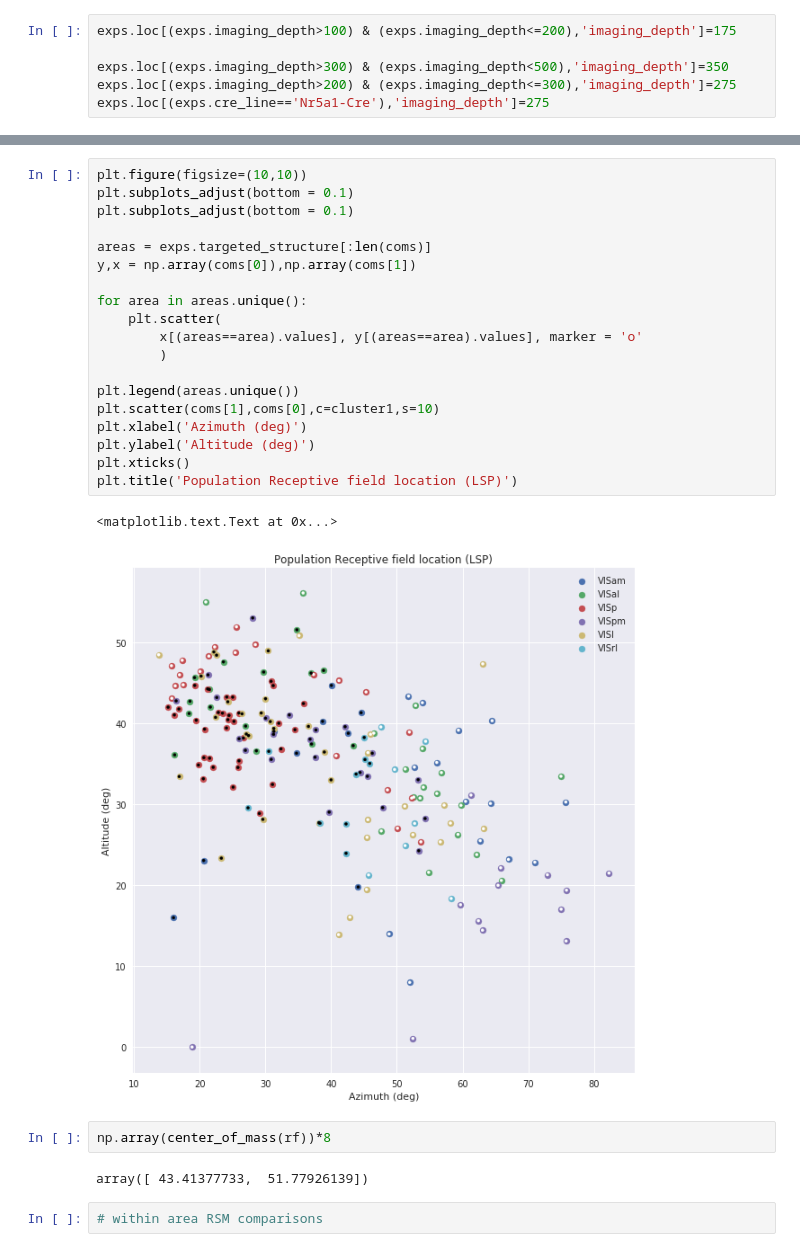
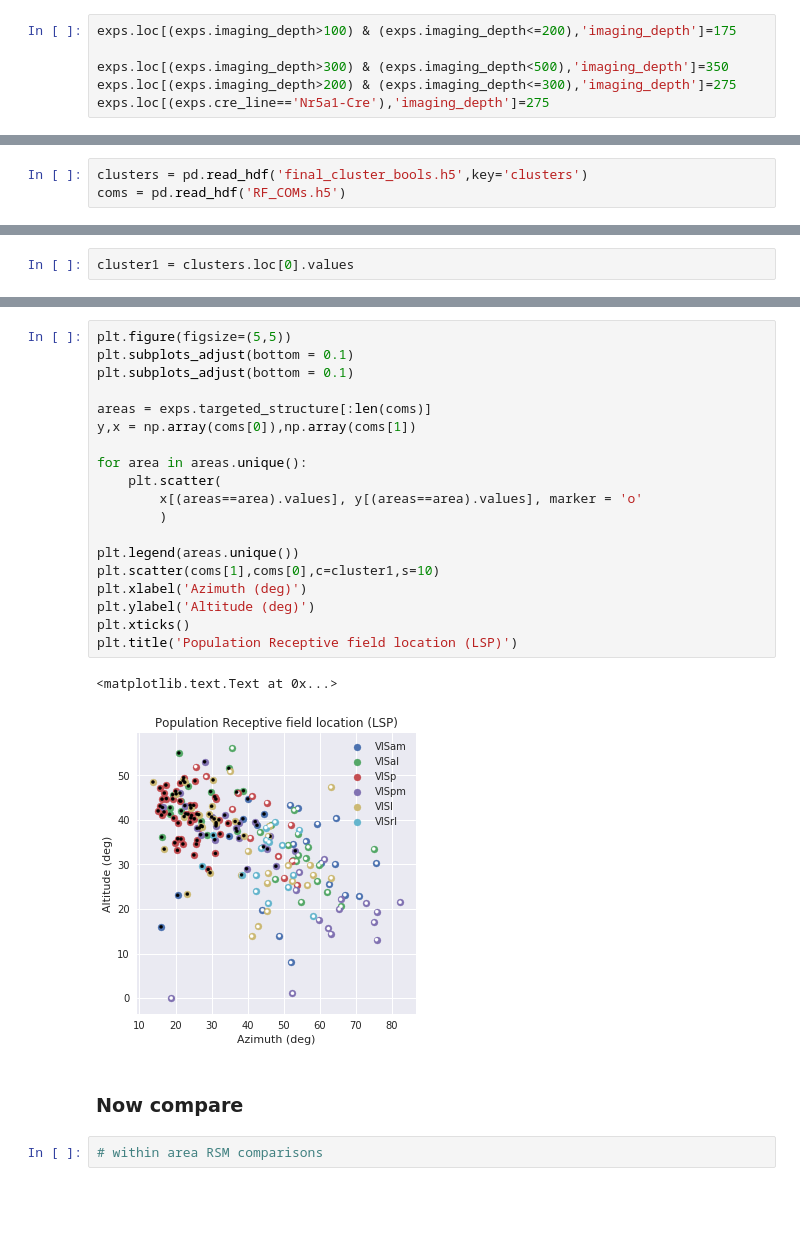
Before and after one commit to AllenInstitute/swdb_2017_tools, a Jupyter notebook: projects/mouseRSA/get_rsa_2Dembeddings_plot.ipynb, the cells around one changed output, grey strips where cells are left out. Cells and saved outputs as stored; diff of their text form; blank space fills up the shorter version.

```diff
--- a/projects/mouseRSA/get_rsa_2Dembeddings_plot.ipynb
+++ b/projects/mouseRSA/get_rsa_2Dembeddings_plot.ipynb
@@ -60 +49,4 @@ def get_rfs(exps):
+# %%
+clusters = pd.read_hdf('final_cluster_bools.h5',key='clusters')
+coms = pd.read_hdf('RF_COMs.h5')
 # %%
@@ -135 +54,3 @@ cluster3 = get_valid_cluster(rfs,exps_wrunning, np.array([27,57]))
+# %%
+cluster1 = clusters.loc[0].values
 # %%
@@ -152,29 +61,27 @@ map directly to c-types [inferred_type->mixed,key->block0_values] [items->[0]]
 # %%
-plt.figure(figsize=(10,10))
+plt.figure(figsize=(5,5))
 plt.subplots_adjust(bottom = 0.1)
 plt.subplots_adjust(bottom = 0.1)
 
 areas = exps.targeted_structure[:len(coms)]
 y,x = np.array(coms[0]),np.array(coms[1])
 
 for area in areas.unique():
     plt.scatter(
         x[(areas==area).values], y[(areas==area).values], marker = 'o'
         )
 
 plt.legend(areas.unique())
 plt.scatter(coms[1],coms[0],c=cluster1,s=10)
 plt.xlabel('Azimuth (deg)')
 plt.ylabel('Altitude (deg)')
 plt.xticks()
 plt.title('Population Receptive field location (LSP)')
 # %% [output]
 <matplotlib.text.Text at 0x...>
-[figure, old version]
+[figure, new version]
-# %%
-np.array(center_of_mass(rf))*8
-# %% [output]
-array([ 43.41377733,  51.77926139])
+# %% [markdown]
+### Now compare
 # %%
 # within area RSM comparisons
 # %%
```
Also changed, not shown: parts of 11 cells of this notebook, 1 other file.
